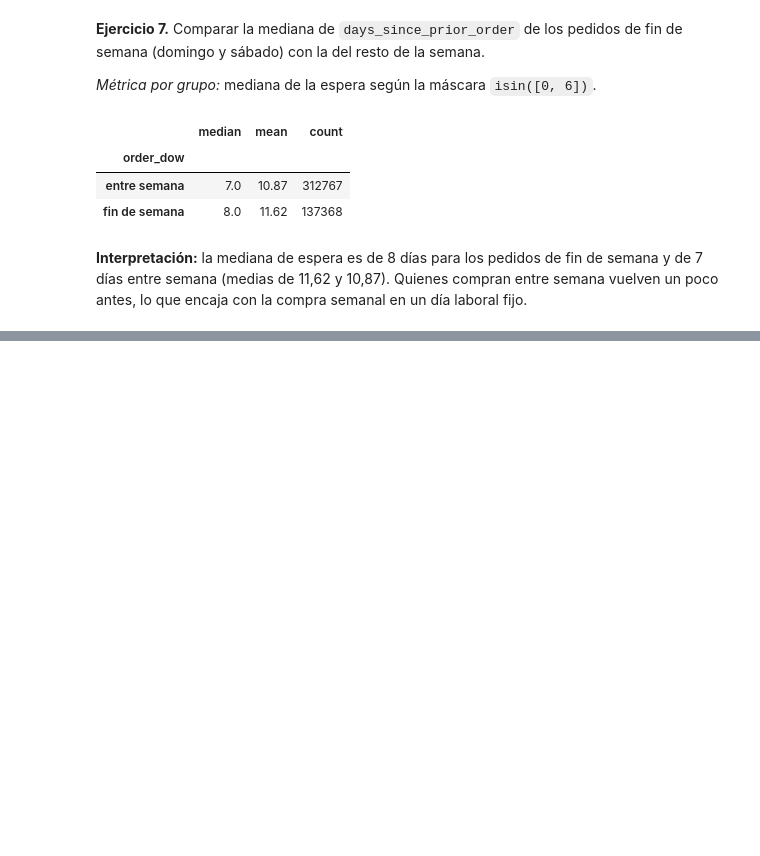
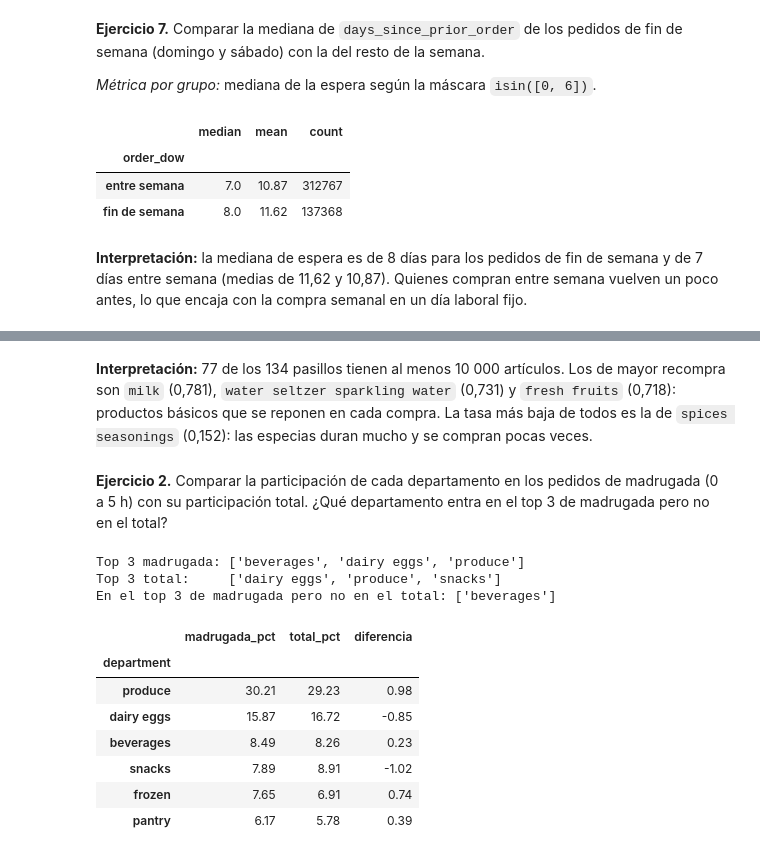
Before and after one commit to CarlosHerrera1210/instacart_datasets, a Jupyter notebook: notebooks/pandas_labs.ipynb, the cells around one changed output, grey strips where cells are left out. Saved outputs shown, nothing was run; the diff lists cells and outputs as text; code cells hidden in the pictures; blank space fills up the shorter version.

```diff
--- a/notebooks/pandas_labs.ipynb
+++ b/notebooks/pandas_labs.ipynb
@@ -772,0 +1029,31 @@ orders.groupby(fin_de_semana)['days_since_prior_order'].agg(['median', 'mean', '
+# %% [markdown]
+**Interpretación:** 77 de los 134 pasillos tienen al menos 10 000 artículos. Los de mayor recompra son `milk` (0,781), `water seltzer sparkling water` (0,731) y `fresh fruits` (0,718): productos básicos que se reponen en cada compra. La tasa más baja de todos es la de `spices seasonings` (0,152): las especias duran mucho y se compran pocas veces.
+# %% [markdown]
+**Ejercicio 2.** Comparar la participación de cada departamento en los pedidos de madrugada (0 a 5 h) con su participación total. ¿Qué departamento entra en el top 3 de madrugada pero no en el total?
+# %%
+madrugada = maestra[maestra['order_hour_of_day'].between(0, 5)]
+
+participacion = pd.DataFrame({
+    'madrugada_pct': madrugada['department'].value_counts(normalize=True),
+    'total_pct': maestra['department'].value_counts(normalize=True),
+}).mul(100).round(2)
+participacion['diferencia'] = (participacion['madrugada_pct'] - participacion['total_pct']).round(2)
+
+top3_madrugada = set(participacion['madrugada_pct'].nlargest(3).index)
+top3_total = set(participacion['total_pct'].nlargest(3).index)
+print('Top 3 madrugada:', sorted(top3_madrugada))
+print('Top 3 total:    ', sorted(top3_total))
+print('En el top 3 de madrugada pero no en el total:', sorted(top3_madrugada - top3_total))
+participacion.sort_values('madrugada_pct', ascending=False).head(6)
+# %% [output]
+Top 3 madrugada: ['beverages', 'dairy eggs', 'produce']
+Top 3 total:     ['dairy eggs', 'produce', 'snacks']
+En el top 3 de madrugada pero no en el total: ['beverages']
+|  | madrugada_pct | total_pct | diferencia |
+| department |  |  |  |
+| produce | 30.21 | 29.23 | 0.98 |
+| dairy eggs | 15.87 | 16.72 | -0.85 |
+| beverages | 8.49 | 8.26 | 0.23 |
+| snacks | 7.89 | 8.91 | -1.02 |
+| frozen | 7.65 | 6.91 | 0.74 |
+| pantry | 6.17 | 5.78 | 0.39 |
```
Also changed, not shown: parts of 57 cells of this notebook, 5 other files.
